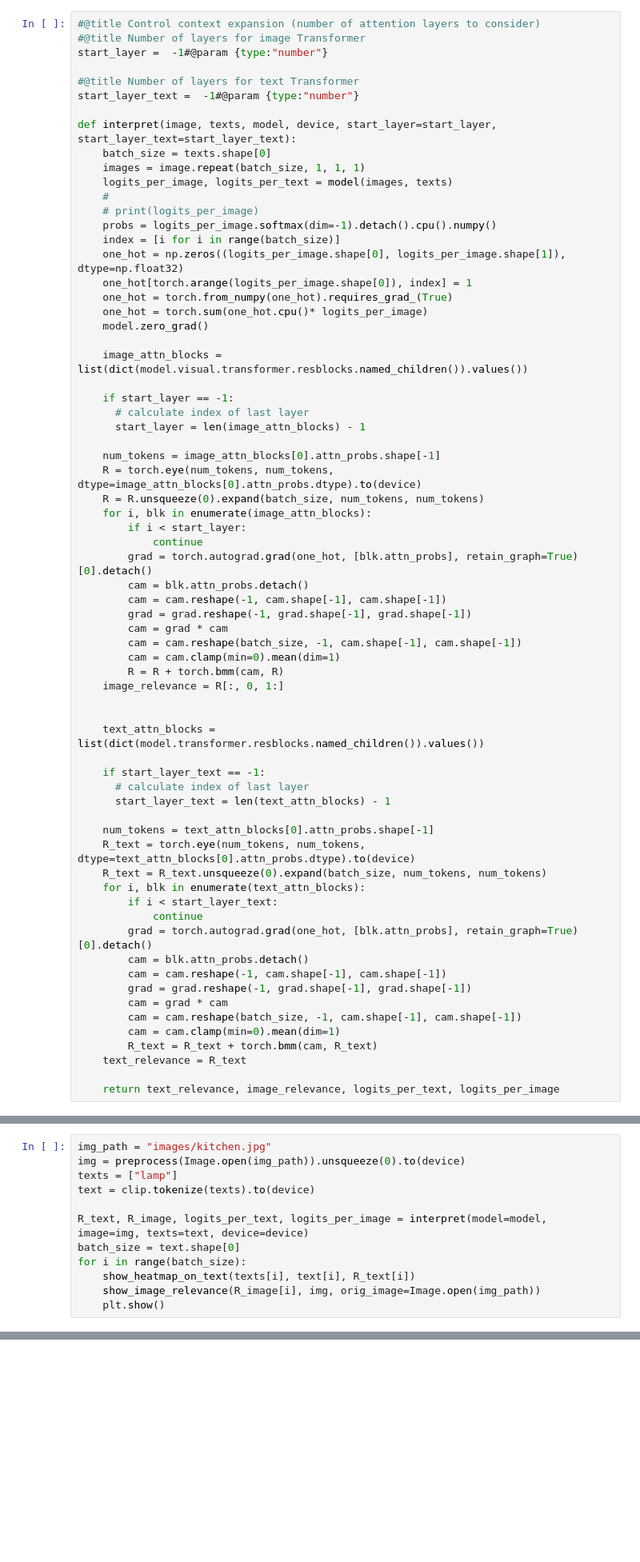
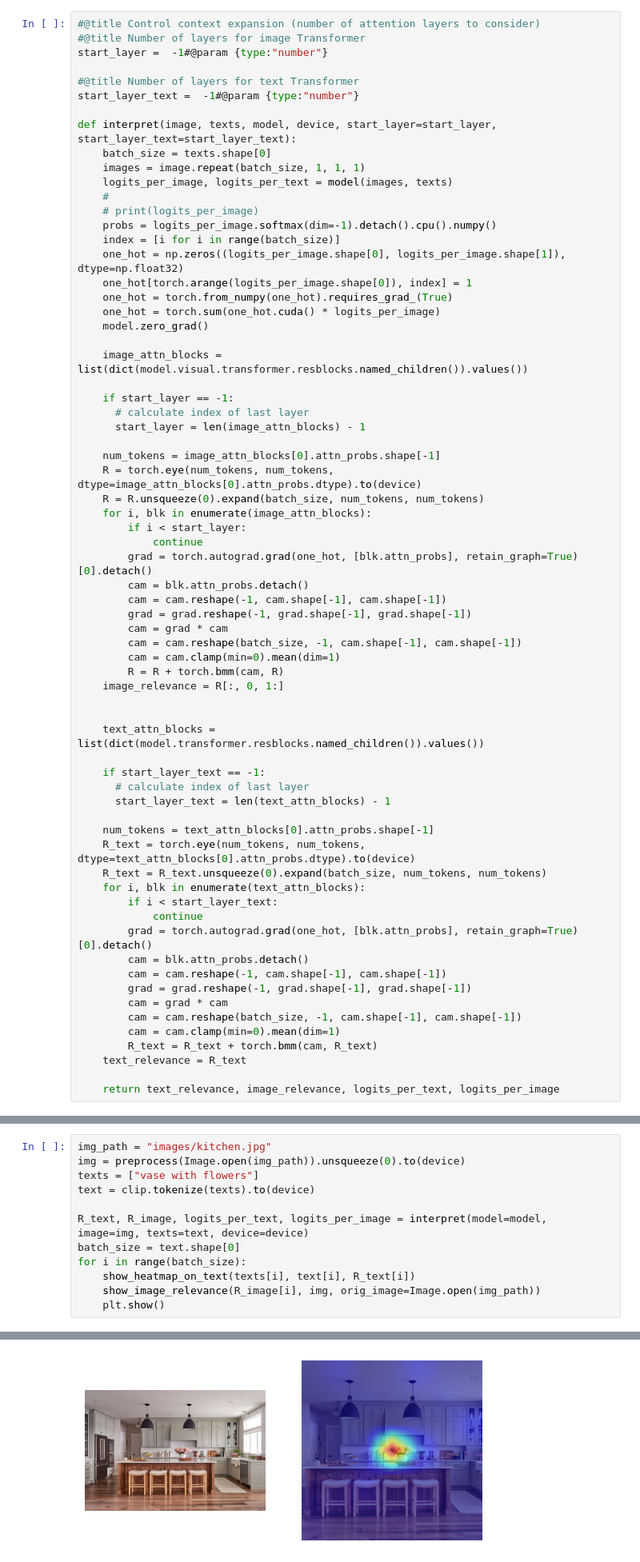
Before and after one commit to DaniCFraq/project-mpdw-2025, a Jupyter notebook: phase2/Proj-MPDW-Phase2.ipynb, the cells around one changed output, grey strips where cells are left out. Shown: that part at 80% size. Cells and saved outputs as stored; diff of their text form; blank space fills up the shorter version.

```diff
--- a/phase2/Proj-MPDW-Phase2.ipynb
+++ b/phase2/Proj-MPDW-Phase2.ipynb
@@ -974,7 +941,7 @@ def interpret(image, texts, model, device, start_layer=start_layer, start_layer_
     one_hot = np.zeros((logits_per_image.shape[0], logits_per_image.shape[1]), dtype=np.float32)
     one_hot[torch.arange(logits_per_image.shape[0]), index] = 1
     one_hot = torch.from_numpy(one_hot).requires_grad_(True)
-    one_hot = torch.sum(one_hot.cpu()* logits_per_image)
+    one_hot = torch.sum(one_hot.cuda() * logits_per_image)
     model.zero_grad()
 
     image_attn_blocks = list(dict(model.visual.transformer.resblocks.named_children()).values())
@@ -1089,7 +1056,7 @@ model, preprocess = clip.load("ViT-B/32", device=device, jit=False)
 # %%
 img_path = "images/kitchen.jpg"
 img = preprocess(Image.open(img_path)).unsqueeze(0).to(device)
-texts = ["lamp"]
+texts = ["vase with flowers"]
 text = clip.tokenize(texts).to(device)
 
 R_text, R_image, logits_per_text, logits_per_image = interpret(model=model, image=img, texts=text, device=device)
@@ -1102,0 +1072 @@ AttributeError: 'ResidualAttentionBlock' object has no attribute 'attn_probs'
+[figure, added]
```
Also changed, not shown: parts of 4 cells of this notebook, 6 other files.
